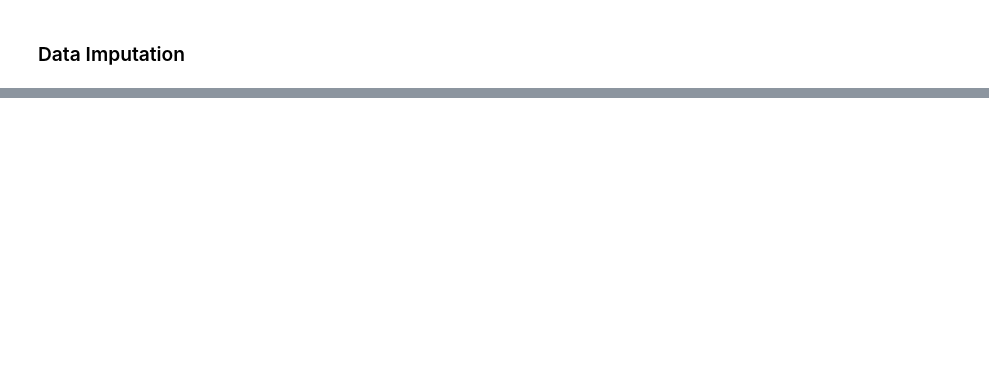
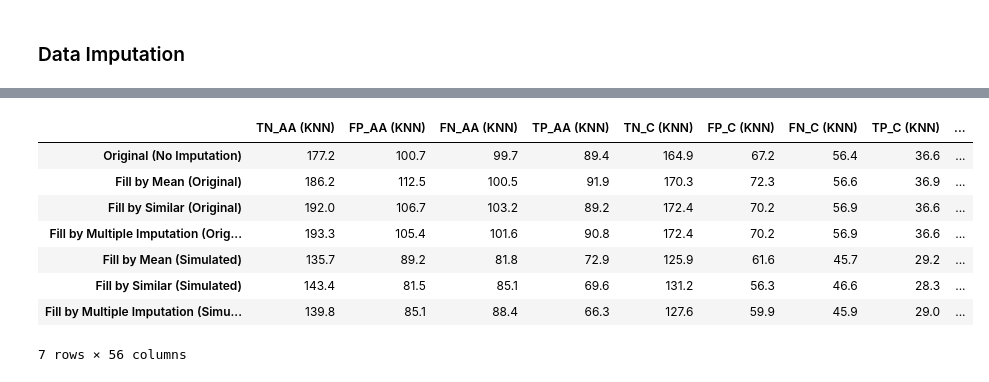
Before and after one commit to teamclouday/DataImputation, a Jupyter notebook: compas_simple.ipynb, the cells around one changed output, grey strips where cells are left out. Drawn from its saved outputs; the diff is of its cells as text; code cells hidden in the pictures; blank space fills up the shorter version.

Commit message:
update compas

```diff
--- a/compas_simple.ipynb
+++ b/compas_simple.ipynb
@@ -247,0 +336,4 @@ def test_imputation(X, y, protected_features, completer_func, multi=False):
+# %%
+# generate simulated missing data
+data_sim = gen_complete_random(data_compas_complete, random_ratio=0.2)
+data_sim.X.isnull().sum(axis=0)
@@ -247,0 +355,3 @@ def test_imputation(X, y, protected_features, completer_func, multi=False):
+# %%
+# fill by mean on simulated
+result_mean_sim = test_imputation(data_sim.X.copy(), data_sim.y.copy(), data_sim.protected, complete_by_mean_col)
@@ -247,0 +371,3 @@ def test_imputation(X, y, protected_features, completer_func, multi=False):
+# %%
+# fill by similar on simulated
+result_similar_sim = test_imputation(data_sim.X.copy(), data_sim.y.copy(), data_sim.protected, complete_by_similar_row)
@@ -247,0 +387,3 @@ def test_imputation(X, y, protected_features, completer_func, multi=False):
+# %%
+# fill by multiple imputation on simulated
+result_multi_sim = test_imputation(data_sim.X.copy(), data_sim.y.copy(), data_sim.protected, complete_by_multi, multi=True)
@@ -247,0 +417,51 @@ def test_imputation(X, y, protected_features, completer_func, multi=False):
+# %%
+def average_cv_mat(cv_data):
+    result = []
+    result.append(np.array([m["African-American"] for m in cv_data["KNN"]]).mean(axis=0).tolist())
+    result.append(np.array([m["Caucasian"] for m in cv_data["KNN"]]).mean(axis=0).tolist())
+    result.append(np.array([m["African-American"] for m in cv_data["LinearSVC"]]).mean(axis=0).tolist())
+    result.append(np.array([m["Caucasian"] for m in cv_data["LinearSVC"]]).mean(axis=0).tolist())
+    result.append(np.array([m["African-American"] for m in cv_data["SVC"]]).mean(axis=0).tolist())
+    result.append(np.array([m["Caucasian"] for m in cv_data["SVC"]]).mean(axis=0).tolist())
+    result.append(np.array([m["African-American"] for m in cv_data["Forest"]]).mean(axis=0).tolist())
+    result.append(np.array([m["Caucasian"] for m in cv_data["Forest"]]).mean(axis=0).tolist())
+    result.append(np.array([m["African-American"] for m in cv_data["LogReg"]]).mean(axis=0).tolist())
+    result.append(np.array([m["Caucasian"] for m in cv_data["LogReg"]]).mean(axis=0).tolist())
+    result.append(np.array([m["African-American"] for m in cv_data["Tree"]]).mean(axis=0).tolist())
+    result.append(np.array([m["Caucasian"] for m in cv_data["Tree"]]).mean(axis=0).tolist())
+    result.append(np.array([m["African-American"] for m in cv_data["MLP"]]).mean(axis=0).tolist())
+    result.append(np.array([m["Caucasian"] for m in cv_data["MLP"]]).mean(axis=0).tolist())
+    result = np.array(result).ravel().tolist()
+    return result
+
+csv_data = []
+csv_data.append(average_cv_mat(result_original))
+csv_data.append(average_cv_mat(result_mean_original))
+csv_data.append(average_cv_mat(result_similar_original))
+csv_data.append(average_cv_mat(result_multi_original))
+csv_data.append(average_cv_mat(result_mean_sim))
+csv_data.append(average_cv_mat(result_similar_sim))
+csv_data.append(average_cv_mat(result_multi_sim))
+
+columns = [x + " " + y for y in
+           ["(KNN)", "(LinearSVC)", "(SVC)", "(Forest)", "(Log Reg)", "(Tree)", "(MLP)"] for x in
+           ["TN_AA", "FP_AA", "FN_AA", "TP_AA", "TN_C", "FP_C", "FN_C", "TP_C"]]
+df = pd.DataFrame(csv_data, columns=columns,
+                  index=["Original (No Imputation)",
+                         "Fill by Mean (Original)",
+                         "Fill by Similar (Original)",
+                         "Fill by Multiple Imputation (Original)",
+                         "Fill by Mean (Simulated)",
+                         "Fill by Similar (Simulated)",
+                         "Fill by Multiple Imputation (Simulated)"])
+df
+# %% [output]
+|  | TN_AA (KNN) | FP_AA (KNN) | FN_AA (KNN) | TP_AA (KNN) | TN_C (KNN) | FP_C (KNN) | FN_C (KNN) | TP_C (KNN) | ... |
+| Original (No Imputation) | 177.2 | 100.7 | 99.7 | 89.4 | 164.9 | 67.2 | 56.4 | 36.6 | ... |
+| Fill by Mean (Original) | 186.2 | 112.5 | 100.5 | 91.9 | 170.3 | 72.3 | 56.6 | 36.9 | ... |
+| Fill by Similar (Original) | 192.0 | 106.7 | 103.2 | 89.2 | 172.4 | 70.2 | 56.9 | 36.6 | ... |
+| Fill by Multiple Imputation (Orig... | 193.3 | 105.4 | 101.6 | 90.8 | 172.4 | 70.2 | 56.9 | 36.6 | ... |
+| Fill by Mean (Simulated) | 135.7 | 89.2 | 81.8 | 72.9 | 125.9 | 61.6 | 45.7 | 29.2 | ... |
+| Fill by Similar (Simulated) | 143.4 | 81.5 | 85.1 | 69.6 | 131.2 | 56.3 | 46.6 | 28.3 | ... |
+| Fill by Multiple Imputation (Simu... | 139.8 | 85.1 | 88.4 | 66.3 | 127.6 | 59.9 | 45.9 | 29.0 | ... |
+7 rows × 56 columns
```
Also changed, not shown: parts of 20 cells of this notebook, 6 other files.
